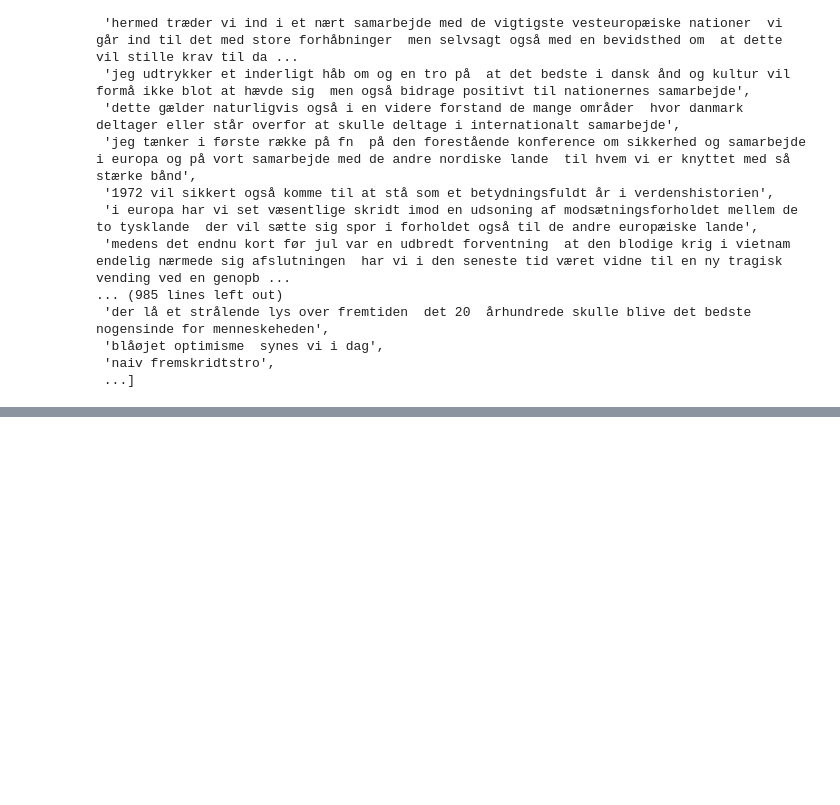
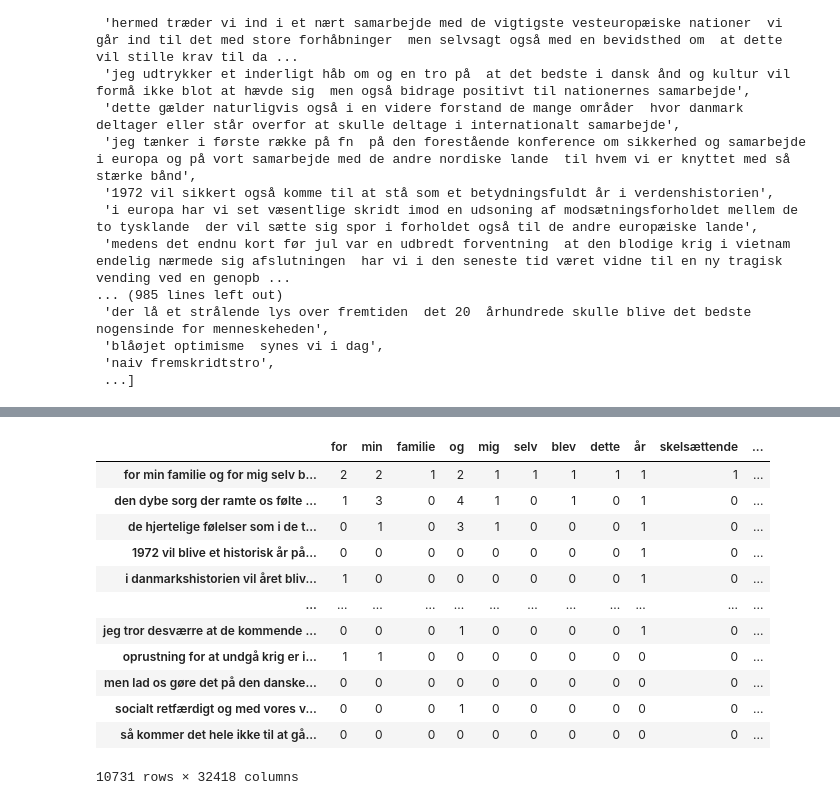
Before and after one commit to ChristianDTU/Nyt-rstaler, a Jupyter notebook: BOW_n-grams.ipynb, the cells around one changed output, grey strips where cells are left out. Saved outputs shown, nothing was run; the diff lists cells and outputs as text; code cells hidden in the pictures; blank space fills up the shorter version.

```diff
--- a/BOW_n-grams.ipynb
+++ b/BOW_n-grams.ipynb
@@ -340,0 +367,19 @@ document_term_matrix
+# %%
+document_term_matrix = df = pd.DataFrame(data = document_term_matrix,
+                  index = sentences_list,
+                  columns = n_gram_keys_list)
+document_term_matrix
+# %% [output]
+|  | for | min | familie | og | mig | selv | blev | dette | år | skelsættende | ... |
+| for min familie og for mig selv b... | 2 | 2 | 1 | 2 | 1 | 1 | 1 | 1 | 1 | 1 | ... |
+| den dybe sorg der ramte os følte ... | 1 | 3 | 0 | 4 | 1 | 0 | 1 | 0 | 1 | 0 | ... |
+| de hjertelige følelser som i de t... | 0 | 1 | 0 | 3 | 1 | 0 | 0 | 0 | 1 | 0 | ... |
+| 1972 vil blive et historisk år på... | 0 | 0 | 0 | 0 | 0 | 0 | 0 | 0 | 1 | 0 | ... |
+| i danmarkshistorien vil året bliv... | 1 | 0 | 0 | 0 | 0 | 0 | 0 | 0 | 1 | 0 | ... |
+| ... | ... | ... | ... | ... | ... | ... | ... | ... | ... | ... | ... |
+| jeg tror desværre at de kommende ... | 0 | 0 | 0 | 1 | 0 | 0 | 0 | 0 | 1 | 0 | ... |
+| oprustning for at undgå krig er i... | 1 | 1 | 0 | 0 | 0 | 0 | 0 | 0 | 0 | 0 | ... |
+| men lad os gøre det på den danske... | 0 | 0 | 0 | 0 | 0 | 0 | 0 | 0 | 0 | 0 | ... |
+| socialt retfærdigt og med vores v... | 0 | 0 | 0 | 1 | 0 | 0 | 0 | 0 | 0 | 0 | ... |
+| så kommer det hele ikke til at gå... | 0 | 0 | 0 | 0 | 0 | 0 | 0 | 0 | 0 | 0 | ... |
+10731 rows × 32418 columns
```
Also changed, not shown: parts of 2 cells of this notebook.
